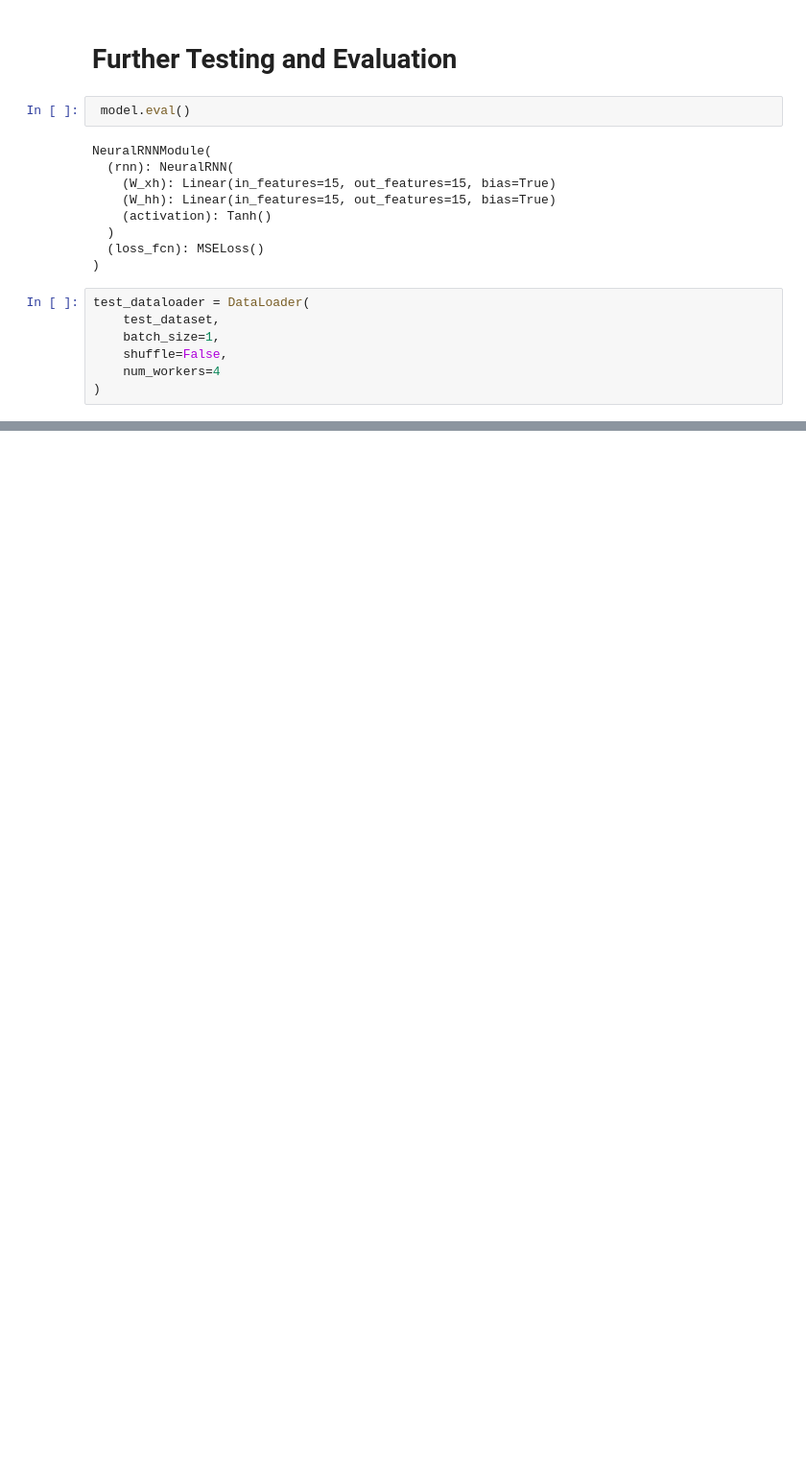
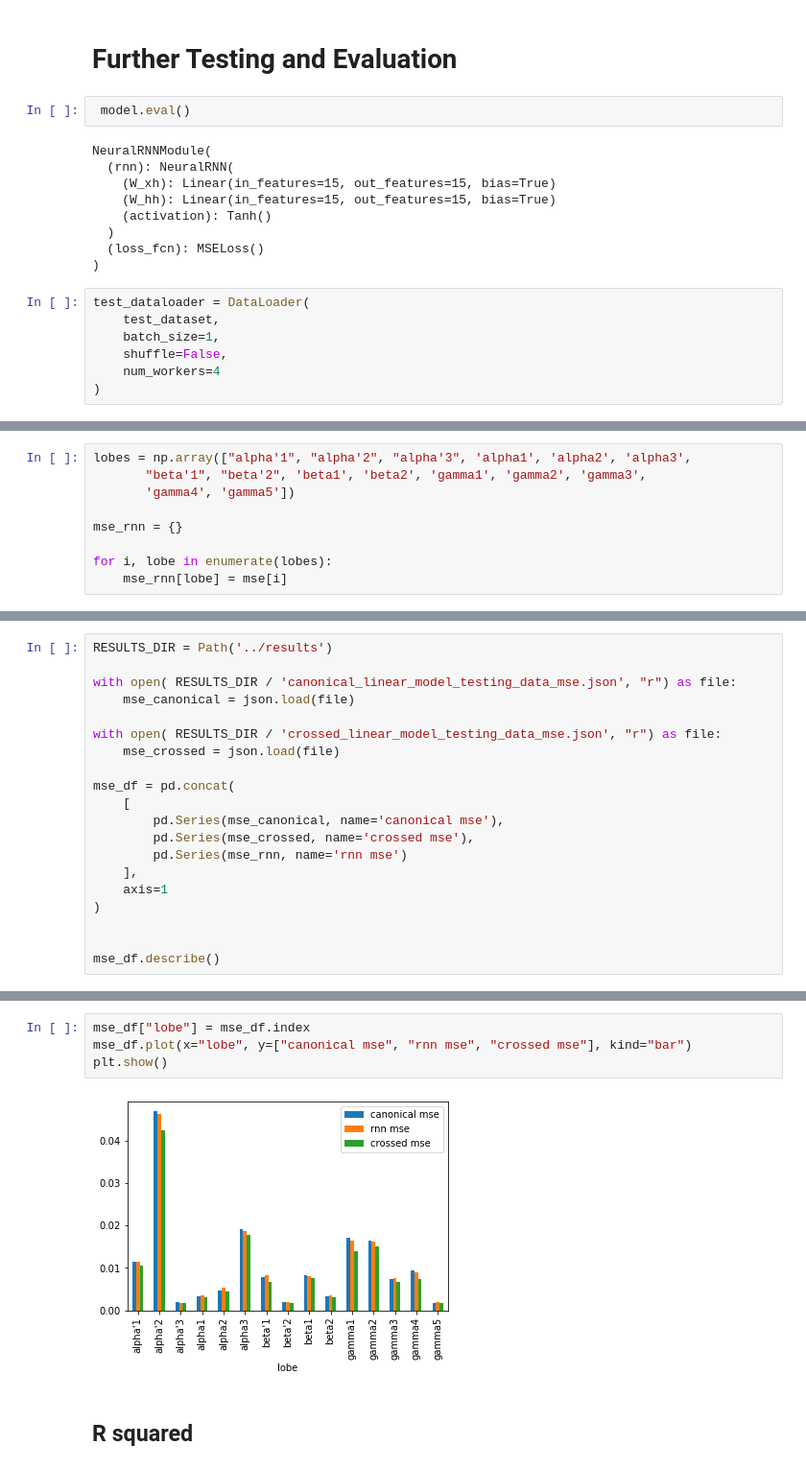
Before and after one commit to Jake-Jay/mushroom-body-models, a Jupyter notebook: RNN/train_rnn.ipynb, the cells around one changed output, grey strips where cells are left out. Shown: that part at 96% size. Saved outputs shown, nothing was run; the diff lists cells and outputs as text; blank space fills up the shorter version.

```diff
--- a/RNN/train_rnn.ipynb
+++ b/RNN/train_rnn.ipynb
@@ -285,0 +302,9 @@ plt.show()
+# %%
+lobes = np.array(["alpha'1", "alpha'2", "alpha'3", 'alpha1', 'alpha2', 'alpha3',
+       "beta'1", "beta'2", 'beta1', 'beta2', 'gamma1', 'gamma2', 'gamma3',
+       'gamma4', 'gamma5'])
+
+mse_rnn = {}
+
+for i, lobe in enumerate(lobes):
+    mse_rnn[lobe] = mse[i]
@@ -285,0 +313,20 @@ plt.show()
+# %%
+RESULTS_DIR = Path('../results')
+
+with open( RESULTS_DIR / 'canonical_linear_model_testing_data_mse.json', "r") as file:
+    mse_canonical = json.load(file)
+
+with open( RESULTS_DIR / 'crossed_linear_model_testing_data_mse.json', "r") as file:
+    mse_crossed = json.load(file)
+
+mse_df = pd.concat(
+    [
+        pd.Series(mse_canonical, name='canonical mse'),
+        pd.Series(mse_crossed, name='crossed mse'),
+        pd.Series(mse_rnn, name='rnn mse')
+    ],
+    axis=1
+)
+
+
+mse_df.describe()
@@ -285,0 +343,8 @@ plt.show()
+# %%
+mse_df["lobe"] = mse_df.index
+mse_df.plot(x="lobe", y=["canonical mse", "rnn mse", "crossed mse"], kind="bar")
+plt.show()
+# %% [output]
+[figure, added]
+# %% [markdown]
+## R squared
```
Also changed, not shown: parts of 30 cells of this notebook, 4 other files.
